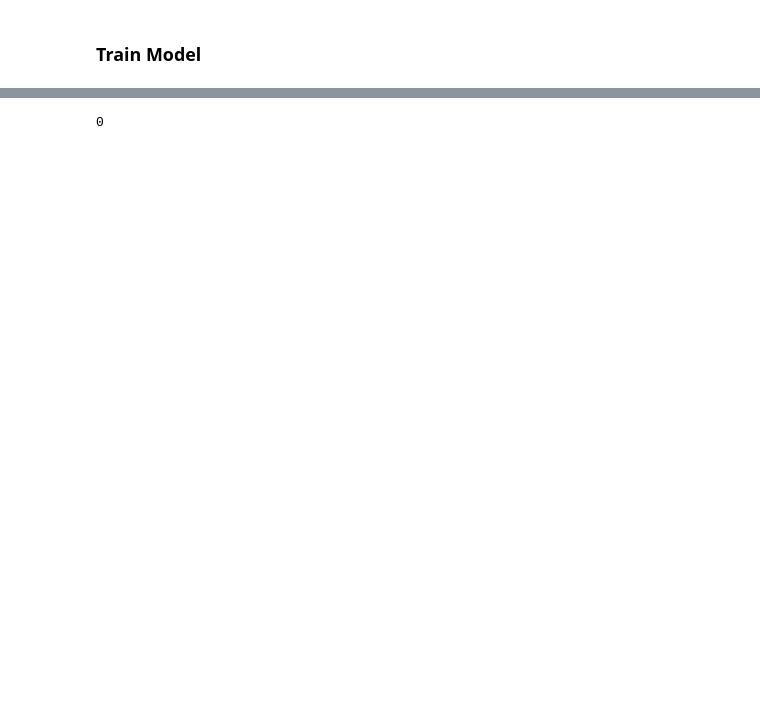
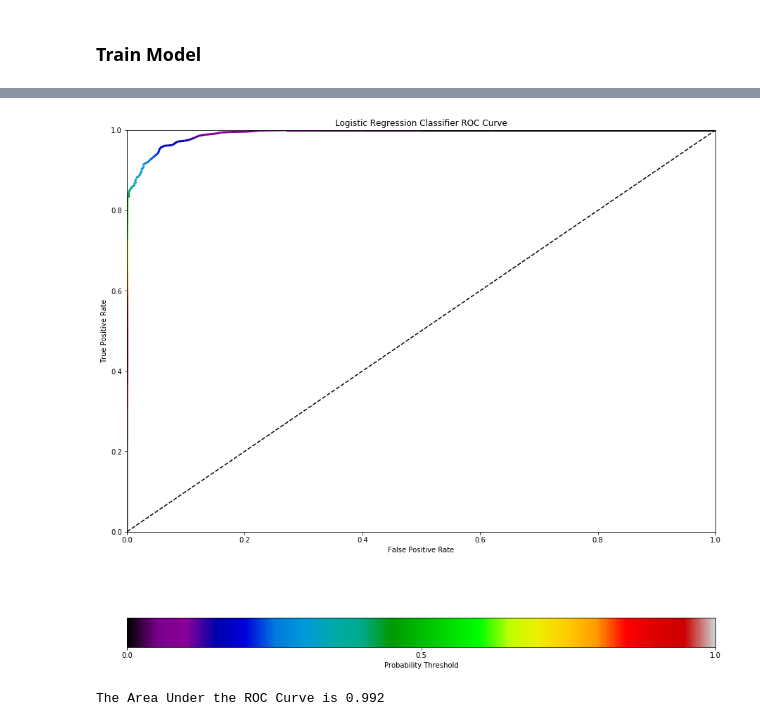
Before and after one commit to EvanOman/Data-Science-from-Scratch, a Jupyter notebook: Chapter16.ipynb, the cells around one changed output, grey strips where cells are left out. Drawn from its saved outputs; the diff is of its cells as text; code cells hidden in the pictures; blank space fills up the shorter version.

```diff
--- a/Chapter16.ipynb
+++ b/Chapter16.ipynb
@@ -176,4 +155,75 @@ true_negatives
-# %%
-false_negatives
-# %% [output]
-0
+# %%
+# make ROC values given p threshold (returns (false positive rate, true posiitve rate pair))
+def calc_fp_tp_rates(p, truth_pred):
+    # assume 0.5 probability cutoff, count combinations of (is_spam, pred_is_spam)
+    counts = Counter((y_i, y_i_hat > p)
+                     for y_i, y_i_hat in truth_pred)
+
+    # get counts
+    TN = counts[(False, False)]
+    TP = counts[(True, True)]
+    FN = counts[(True, False)]
+    FP = counts[(False, True)]
+
+    # false positive rate is FP/(FP + TN)
+    fpr = FP/(FP + TN)
+
+    # true positive rate is TP/(TP + FN)
+    tpr = TP/(TP + FN)
+
+    return (fpr, tpr)
+# %%
+if __name__ == "__main__":
+    from matplotlib.collections import LineCollection
+    from matplotlib.colors import ListedColormap, BoundaryNorm
+
+    # Set plot size
+    pylab.rcParams['figure.figsize'] = (15.0, 15.0)
+
+    # zip together truth values and predicted logistic output
+    truth_pred = [(y_i, logistic(Ch4.dot(beta_hat, x_i)))
+                  for x_i, y_i in zip(x_test, y_test)]
+
+    # setup thresholds from 0 to 1
+    thresholds = my_utils.linspace(0, 1, 100)
+
+    # calculate (fpr, tpr) pairs for each threshold
+    roc_vals = [calc_fp_tp_rates(p_i, truth_pred) for p_i in thresholds]
+
+    # unzip into x (FP) and y(TP) arrays
+    x, y = zip(*roc_vals)
+
+    # Make LineCollection (allows continuous line coloring according to colormap)
+    points = np.array([np.array(x), np.array(y)]).T.reshape(-1, 1, 2)
+    segments = np.concatenate([points[:-1], points[1:]], axis=1)
+    lc = LineCollection(segments, cmap=plt.get_cmap('nipy_spectral'), norm=plt.Normalize(0, 1))
+    interval = np.array(thresholds)
+    lc.set_array(interval)
+    lc.set_linewidth(3)
+
+    # Make figure and set params
+    fig2 = plt.figure()
+    plt.gca().add_collection(lc)
+    plt.xlim(0, 1)
+    plt.ylim(0, 1)
+    plt.xlabel("False Positive Rate")
+    plt.ylabel("True Positive Rate")
+    plt.title("Logistic Regression Classifier ROC Curve")
+    cbar = fig2.colorbar(lc, ticks=[0, 0.5, 1], orientation='horizontal',
+                         label="Probability Threshold")
+
+    # Add reference identity line (represents random guess threshold)
+    plt.plot([0,1], 'k--')
+
+    # Show the figure
+    plt.show()
+# %% [output]
+[figure, added]
+# %%
+if __name__ == "__main__":
+    # need to reverse roc_vals, x is descending
+    roc_vals.reverse()
+    auc = Ch13.trapezoidal_rule_AUC(roc_vals)
+    print("The Area Under the ROC Curve is {0:.3f}".format(auc))
+# %% [output]
+The Area Under the ROC Curve is 0.992
```
Also changed, not shown: parts of 11 cells of this notebook, 1 other file.
